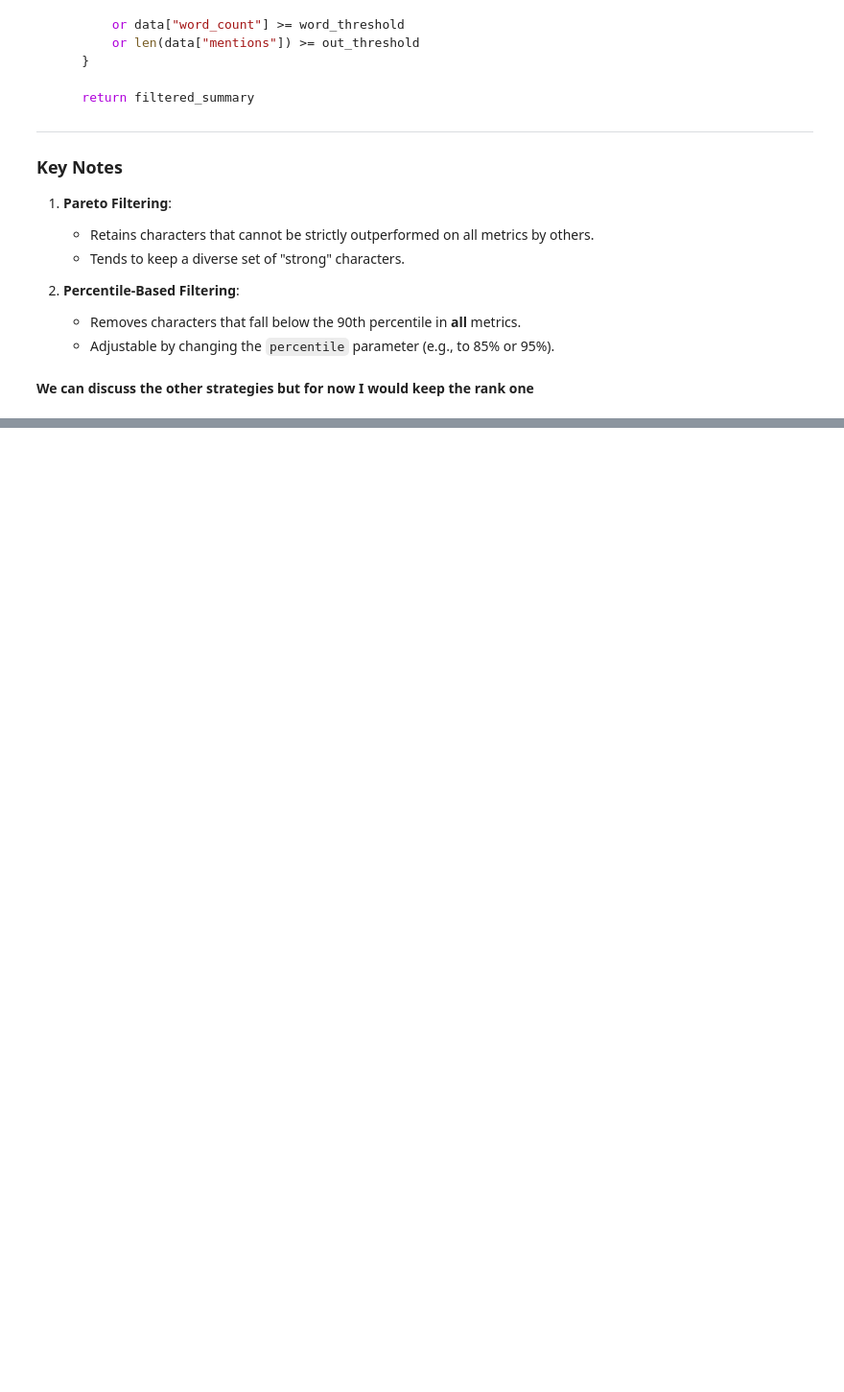
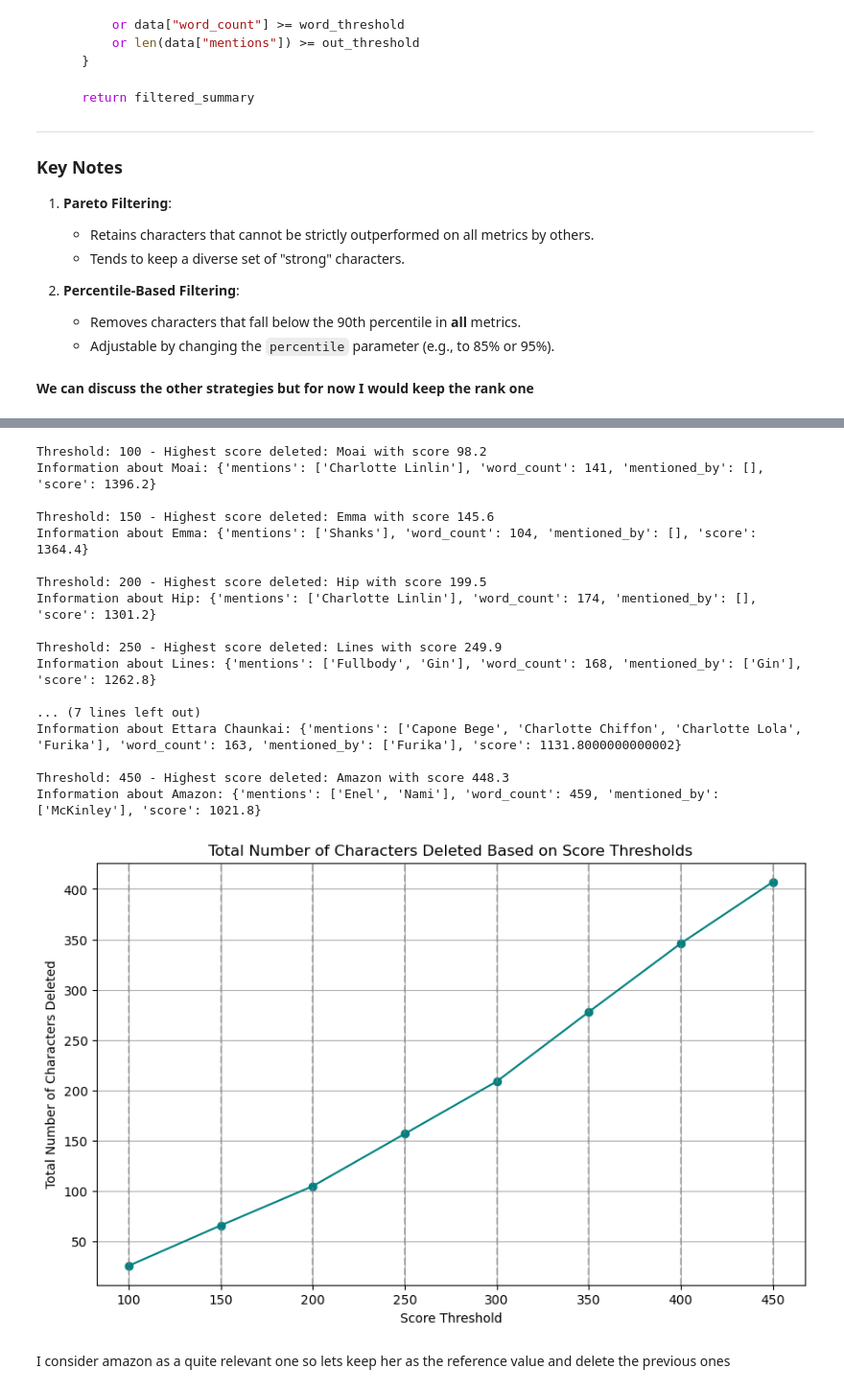
Before and after one commit to Qingwen-Zeng/Social-Graphs-and-Interactions-Final-Project, a Jupyter notebook: filtering_characters.ipynb, the cells around one changed output, grey strips where cells are left out. Shown: that part at 96% size. Drawn from its saved outputs; the diff is of its cells as text; code cells hidden in the pictures; blank space fills up the shorter version.

Commit message:
Filter out done

```diff
--- a/filtering_characters.ipynb
+++ b/filtering_characters.ipynb
@@ -782,0 +651,71 @@ Directed Sub-Network Analysis for And:
+# %%
+# Extract the scores and their corresponding character names
+names = list(result.keys())
+scores = list(result.values())
+
+# Define the score thresholds you want to explore (e.g., 100, 150, 200, 250)
+score_thresholds = [100, 150, 200, 250, 300, 350, 400, 450]
+
+# Initialize a list to store the number of characters removed and the highest score character info
+num_deleted = []
+deleted_character_info = []
+
+# Loop over the score thresholds and calculate the number of characters removed
+for threshold in score_thresholds:
+    # Filter out characters whose scores are less than or equal to the threshold
+    filtered_scores = [score for score in scores if score <= threshold]
+    filtered_names = [names[i] for i in range(len(scores)) if scores[i] <= threshold]
+
+    # Track the highest score character deleted
+    if filtered_scores:
+        max_deleted_score = max(filtered_scores)
+        max_deleted_name = filtered_names[filtered_scores.index(max_deleted_score)]
+        deleted_character_info.append((max_deleted_name, max_deleted_score))
+    else:
+        deleted_character_info.append(("None", 0))  # No character deleted if list is empty
+
+    num_deleted.append(len(filtered_scores))  # Store the total number deleted
+
+# Print out the highest score character deleted for each threshold
+for i, threshold in enumerate(score_thresholds):
+    character, score = deleted_character_info[i]
+    print(f"Threshold: {threshold} - Highest score deleted: {character} with score {score}")
+    print(f"Information about {character}: {summary[character]}\n")
+
+# Create the plot
+plt.figure(figsize=(10, 6))
+plt.plot(score_thresholds, num_deleted, marker='o', linestyle='-', color='teal')
+
+# Add title and labels
+plt.title("Total Number of Characters Deleted Based on Score Thresholds")
+plt.xlabel("Score Threshold")
+plt.ylabel("Total Number of Characters Deleted")
+
+# Add vertical lines for key thresholds
+for threshold in score_thresholds:
+    plt.axvline(threshold, color='gray', linestyle='--', alpha=0.5)
+
+# Show the plot
+plt.grid(True)
+plt.show()
+# %% [output]
+Threshold: 100 - Highest score deleted: Moai with score 98.2
+Information about Moai: {'mentions': ['Charlotte Linlin'], 'word_count': 141, 'mentioned_by': [], 'score': 1396.2}
+
+Threshold: 150 - Highest score deleted: Emma with score 145.6
+Information about Emma: {'mentions': ['Shanks'], 'word_count': 104, 'mentioned_by': [], 'score': 1364.4}
+
+Threshold: 200 - Highest score deleted: Hip with score 199.5
+Information about Hip: {'mentions': ['Charlotte Linlin'], 'word_count': 174, 'mentioned_by': [], 'score': 1301.2}
+
+Threshold: 250 - Highest score deleted: Lines with score 249.9
+Information about Lines: {'mentions': ['Fullbody', 'Gin'], 'word_count': 168, 'mentioned_by': ['Gin'], 'score': 1262.8}
+
+... (7 lines left out)
+Information about Ettara Chaunkai: {'mentions': ['Capone Bege', 'Charlotte Chiffon', 'Charlotte Lola', 'Furika'], 'word_count': 163, 'mentioned_by': ['Furika'], 'score': 1131.8000000000002}
+
+Threshold: 450 - Highest score deleted: Amazon with score 448.3
+Information about Amazon: {'mentions': ['Enel', 'Nami'], 'word_count': 459, 'mentioned_by': ['McKinley'], 'score': 1021.8}
+[figure, added]
+# %% [markdown]
+I consider amazon as a quite relevant one so lets keep her as the reference value and delete the previous ones
```
Also changed, not shown: parts of 33 cells of this notebook, 2 other files.
